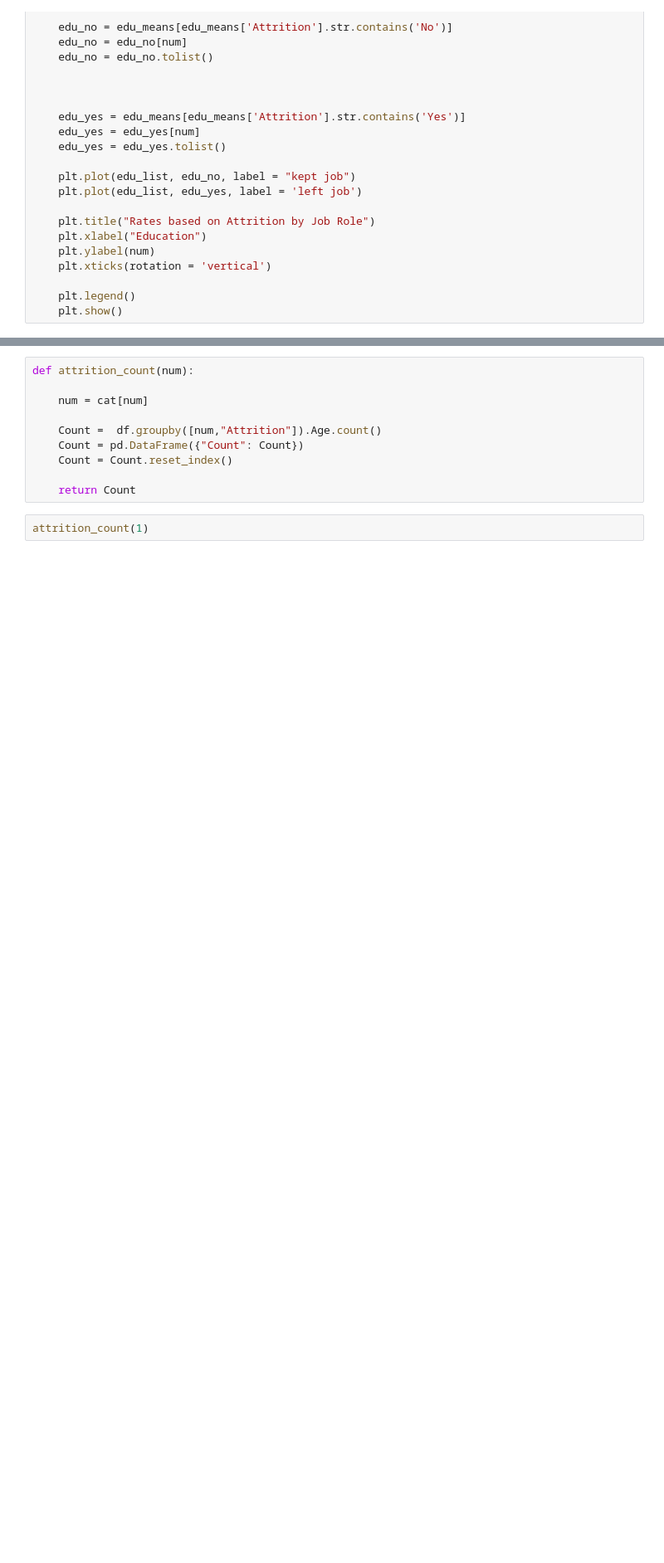
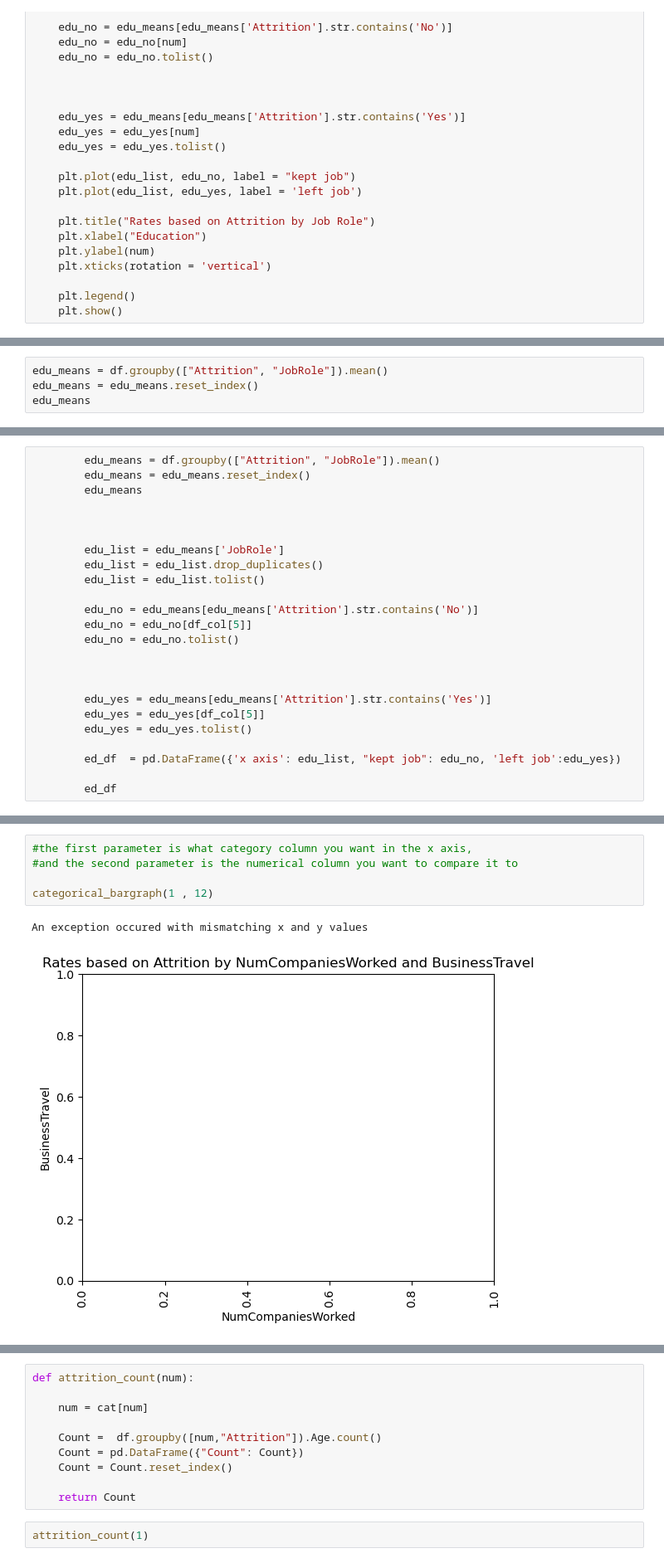
Before and after one commit to Jeff-Wince/GroupProj_Aakash_Jeff_Sonila_Stephanie, a Jupyter notebook: functions.ipynb, the cells around one changed output, grey strips where cells are left out. Shown at 83% size. Saved outputs shown, nothing was run; the diff lists cells and outputs as text; blank space fills up the shorter version.

```diff
--- a/functions.ipynb
+++ b/functions.ipynb
@@ -234,0 +236,4 @@ df column: DailyRate
+# %%
+edu_means = df.groupby(["Attrition", "JobRole"]).mean()
+edu_means = edu_means.reset_index()
+edu_means
@@ -234,0 +259,24 @@ df column: DailyRate
+# %%
+        edu_means = df.groupby(["Attrition", "JobRole"]).mean()
+        edu_means = edu_means.reset_index()
+        edu_means
+
+
+
+        edu_list = edu_means['JobRole']
+        edu_list = edu_list.drop_duplicates()
+        edu_list = edu_list.tolist()
+
+        edu_no = edu_means[edu_means['Attrition'].str.contains('No')]
+        edu_no = edu_no[df_col[5]]
+        edu_no = edu_no.tolist()
+
+
+
+        edu_yes = edu_means[edu_means['Attrition'].str.contains('Yes')]
+        edu_yes = edu_yes[df_col[5]]
+        edu_yes = edu_yes.tolist()
+
+        ed_df  = pd.DataFrame({'x axis': edu_list, "kept job": edu_no, 'left job':edu_yes})
+
+        ed_df
@@ -274,3 +350,11 @@ def categorical_linegraph(num , y):
 
     except:
         print("An exception occured with mismatching x and y values")
+# %%
+#the first parameter is what category column you want in the x axis,
+#and the second parameter is the numerical column you want to compare it to
+
+categorical_bargraph(1 , 12)
+# %% [output]
+An exception occured with mismatching x and y values
+[figure, added]
```
Also changed, not shown: parts of 16 cells of this notebook.
